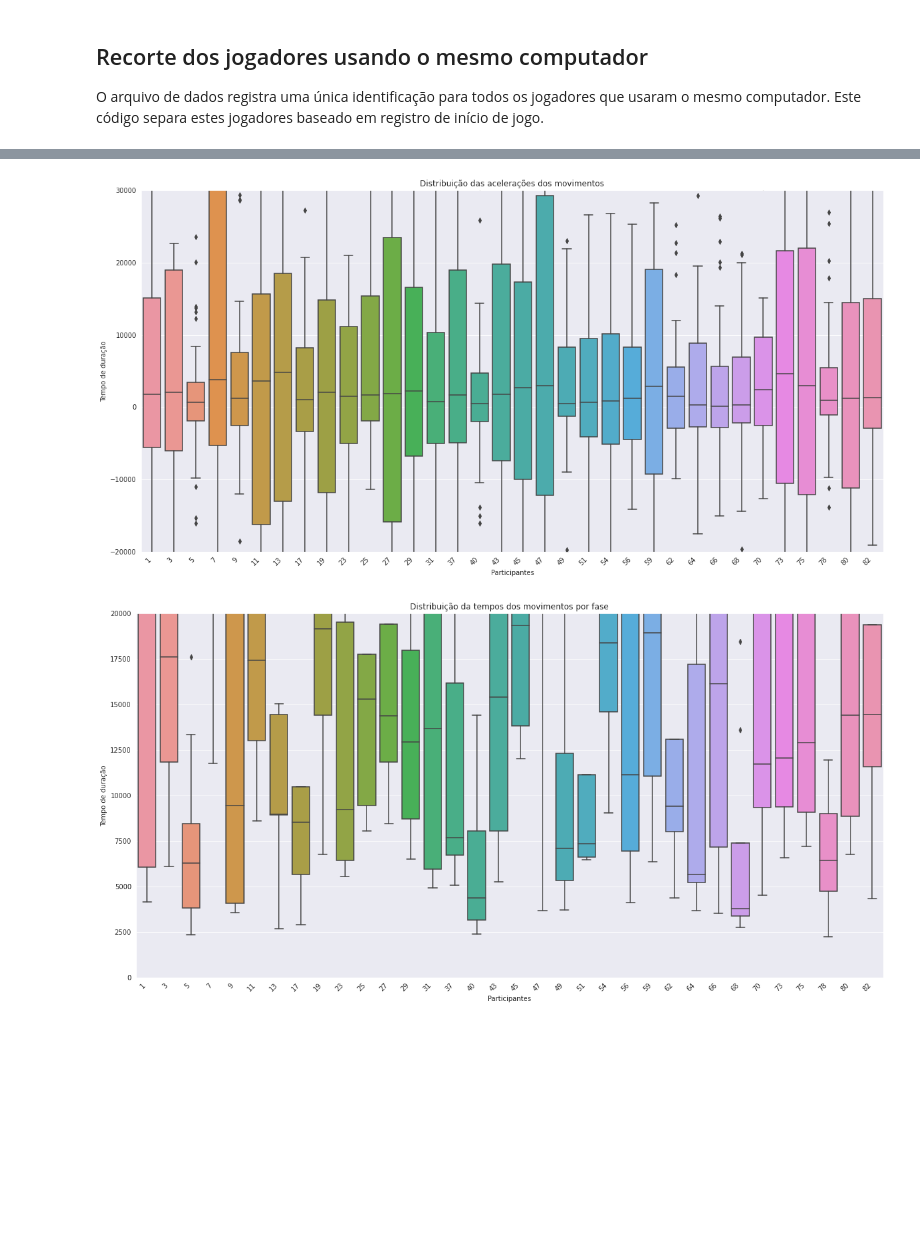
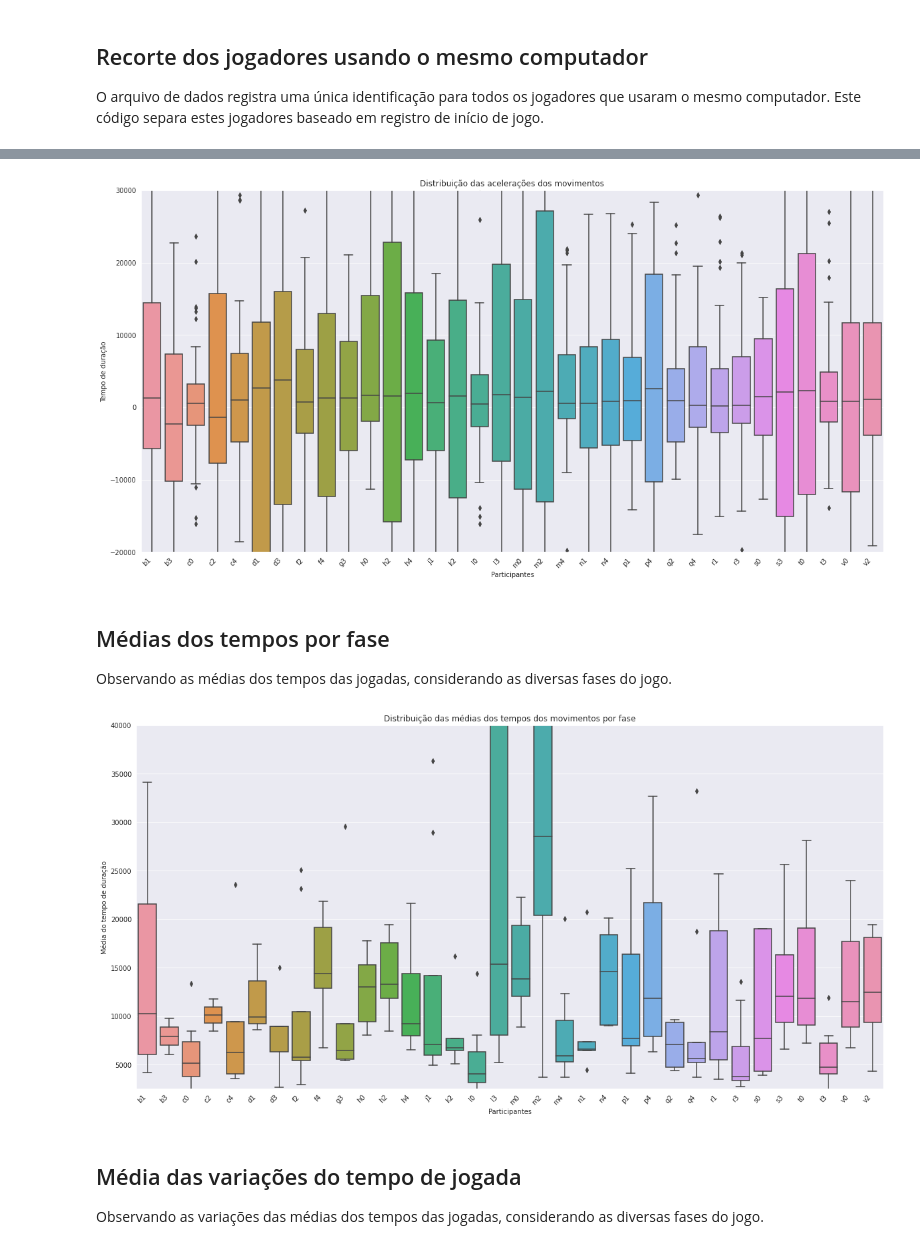
Before and after one commit to labase/data_edu, a Jupyter notebook: ipnb/organelas.ipynb, the cells around one changed output, grey strips where cells are left out. Saved outputs shown, nothing was run; the diff lists cells and outputs as text; code cells hidden in the pictures; blank space fills up the shorter version.

Commit message:
Corrige fase 0, adiciona títulos

```diff
--- a/ipnb/organelas.ipynb
+++ b/ipnb/organelas.ipynb
@@ -30,7 +30,7 @@ lisa_score_url = "https://raw.githubusercontent.com/kwarwp/lorinda/master/lisa/_
 f00 = "{'doc_id': 'a42ac145', 'carta': 'parte_1', 'casa': 'Fase0', 'move': 'local', 'ponto': 0, 'valor': 'local', '_level': 1, 'tempo': ".replace("'", '"')
 try:
     with urllib.request.urlopen(lisa_score_url) as f, open("lisa_score.csv", "w") as score_csv:
-        lisa_score = f.read().decode('utf-8').replace("'", '"')
+        lisa_score = f.read().decode('utf-8').replace("'", '"').replace("Fase","Fase0").replace("Fase011","Fase11")
         lisa_score = f"[{lisa_score[:-2]}]"
         # print(lisa_score[-300:])
         lisa_score = loads(lisa_score)
@@ -98,22 +98,24 @@ O arquivo de dados registra uma única identificação para todos os jogadores q
 # cut = df.index[df.loc[(df['casa'] == "Fase0") & (df["carta"] == "parte_0")]].tolist()
 # [df.iloc[c] for c in cut]
 ddict = df.to_dict('records')
+ALPHA = [a+b for a in "bcdfghjklmnpqrstvxz" for b in "01234"]
 #cuts = [ind for ind, dc in enumerate(ddict) if (dc['casa'] == "Fase0") and (dc["carta"] == "parte_0")]
-cuts = [ind for ind, dc in enumerate(ddict) if (dc['casa'] == "Fase1") and (dc["carta"] == "parte_0")]
+cuts = [ind for ind, dc in enumerate(ddict) if (dc['casa'] == "Fase01") and (dc["carta"] == "parte_0")]
 cuts = zip(cuts, cuts[1:]+[len(df)])
 cuts = list(cuts)
 # print(len(cuts), cuts)
-dcut = [{k: v if k != "doc_id" else ind for k,v in dc.items()}
+dcut = [{k: v if k != "doc_id" else ALPHA[ind] for k,v in dc.items()}
         for ind, (st,ed) in enumerate(cuts) for dc in ddict[st:ed]
-        if ((ed-st)>10) and ind <200 and ind not in (21, 38, 71)]
-dcuts = [[{k: v if k != "doc_id" else ind for k, v in dc.items()} for dc in ddict[st:ed]]
+        if ((ed-st)>10) and ind <200 and ALPHA[ind] not in "g1 k3 s1"]
+dcuts = [[{k: v if k != "doc_id" else ALPHA[ind] for k, v in dc.items()} for dc in ddict[st:ed]]
          for ind, (st,ed) in enumerate(cuts) if ((ed-st)>10)]# and ind not in (6, 9, 23, 17, 19) and ind <20]
 # [print(d[0]) for d in dcuts]
 #[print(d) for d in dcuts[9]]
 df = pd.DataFrame(dcut)
-df.info()
+df.loc[(df["casa"] == "Fase01")&(df["carta"] == "parte_0"), "movetime"] = 111.1
+# df.info()
+'''
 
-'''
 cut.sort()
 ranges = zip([0]+cut, cut+[len(df)])
 # [print( r) for r in ranges]
@@ -126,4 +128,5 @@ dfs[1]'''
 # dfs[-1]
 # [print(len(d)) for d in dfs]
 # [d for d in dfs if len(d)>400][0]
+df
 # %% [output]
@@ -220,19 +254,25 @@ chart.set_xticklabels(chart.get_xticklabels(), rotation=45, horizontalalignment=
 chart.set(ylim=(-20000, 30000))
 plt.gcf().set_size_inches(20, 10)
 # %% [output]
-[figure, old version]
+[figure, new version]
+# %% [markdown]
+## Médias dos tempos por fase
+Observando as médias dos tempos das jogadas, considerando as diversas fases do jogo.
 # %%
 ds = df.groupby(['doc_id', 'casa'])['movetime'].mean().reset_index()
 import seaborn as sns
 import matplotlib.pyplot as plt
 chart = sns.boxplot(x="doc_id", y="movetime", data=ds)
 chart.set(
-    title='Distribuição da tempos dos movimentos por fase', ylabel='Tempo de duração', xlabel='Participantes')
+    title='Distribuição das médias dos tempos dos movimentos por fase', ylabel='Média do tempo de duração', xlabel='Participantes')
 chart.set_xticklabels(chart.get_xticklabels(), rotation=45, horizontalalignment='right')
-chart.set(ylim=(0, 20000))
+chart.set(ylim=(2500, 40000))
 plt.gcf().set_size_inches(20, 10)
 # %% [output]
-[figure, old version]
+[figure, new version]
+# %% [markdown]
+## Média das variações do tempo de jogada
+Observando as variações das médias dos tempos das jogadas, considerando as diversas fases do jogo.
 # %%
 ds = df.groupby(['doc_id', 'casa'])['movedelta'].mean().reset_index()
 import seaborn as sns
```
Also changed, not shown: parts of 25 cells of this notebook.
